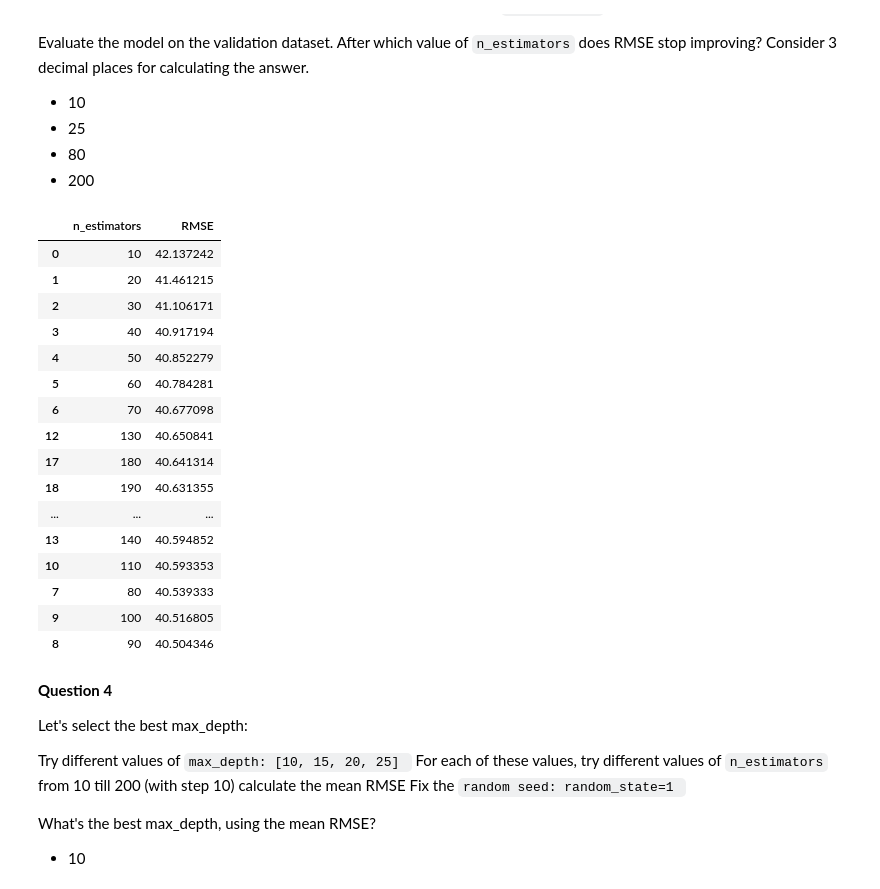
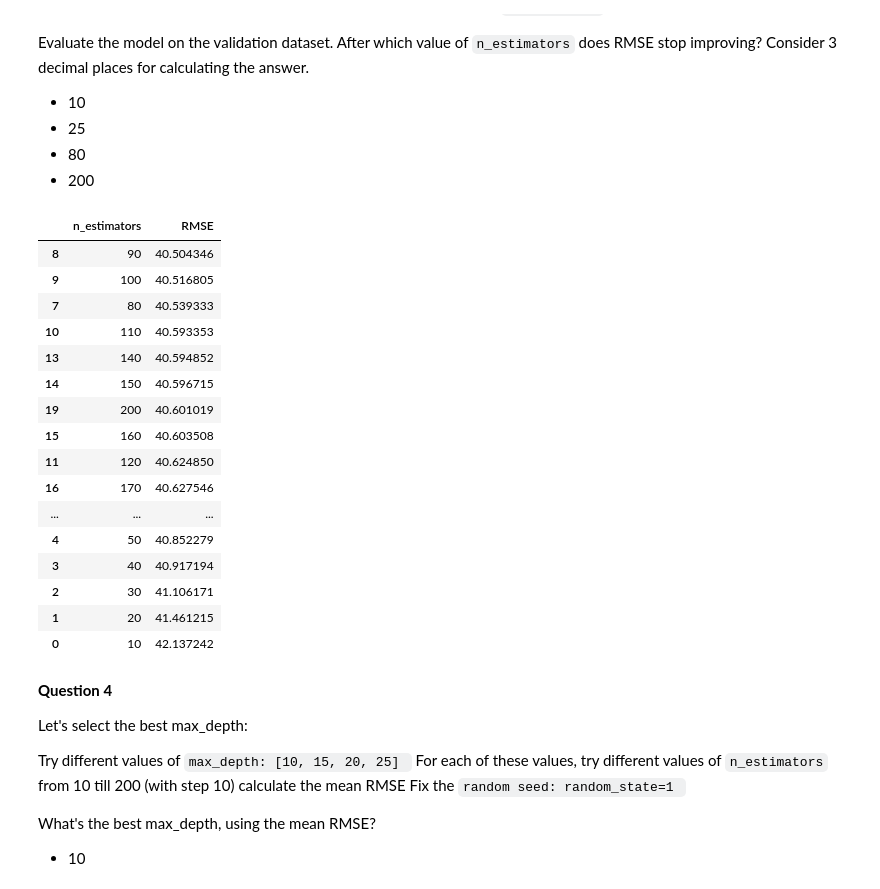
Before and after one commit to f-kuzey-edes-huyal/ml_zoomcamp_2024, a Jupyter notebook: 06_tree/hw6_october31.ipynb, the cells around one changed output. Cells and saved outputs as stored; diff of their text form; code cells hidden in the pictures.

Commit message:
set ascending True

```diff
--- a/06_tree/hw6_october31.ipynb
+++ b/06_tree/hw6_october31.ipynb
@@ -169,25 +169,25 @@ for n_est in range(10,201,10):
 # %%
 df_n_est = pd.DataFrame(rmse_n_est, columns = ["n_estimators", "RMSE"])
 # %%
-df_n_est.sort_values(by = "RMSE", ascending = False)
+df_n_est.sort_values(by = "RMSE", ascending = True)
 # %% [output]
 |  | n_estimators | RMSE |
+| 8 | 90 | 40.504346 |
+| 9 | 100 | 40.516805 |
+| 7 | 80 | 40.539333 |
+| 10 | 110 | 40.593353 |
+| 13 | 140 | 40.594852 |
+| 14 | 150 | 40.596715 |
+| 19 | 200 | 40.601019 |
+| 15 | 160 | 40.603508 |
+| 11 | 120 | 40.624850 |
+| 16 | 170 | 40.627546 |
+| ... | ... | ... |
+| 4 | 50 | 40.852279 |
+| 3 | 40 | 40.917194 |
+| 2 | 30 | 41.106171 |
+| 1 | 20 | 41.461215 |
 | 0 | 10 | 42.137242 |
-| 1 | 20 | 41.461215 |
-| 2 | 30 | 41.106171 |
-| 3 | 40 | 40.917194 |
-| 4 | 50 | 40.852279 |
-| 5 | 60 | 40.784281 |
-| 6 | 70 | 40.677098 |
-| 12 | 130 | 40.650841 |
-| 17 | 180 | 40.641314 |
-| 18 | 190 | 40.631355 |
-| ... | ... | ... |
-| 13 | 140 | 40.594852 |
-| 10 | 110 | 40.593353 |
-| 7 | 80 | 40.539333 |
-| 9 | 100 | 40.516805 |
-| 8 | 90 | 40.504346 |
 # %% [markdown]
 __Question 4__
 
```
Also changed, not shown: parts of 1 cell of this notebook.
